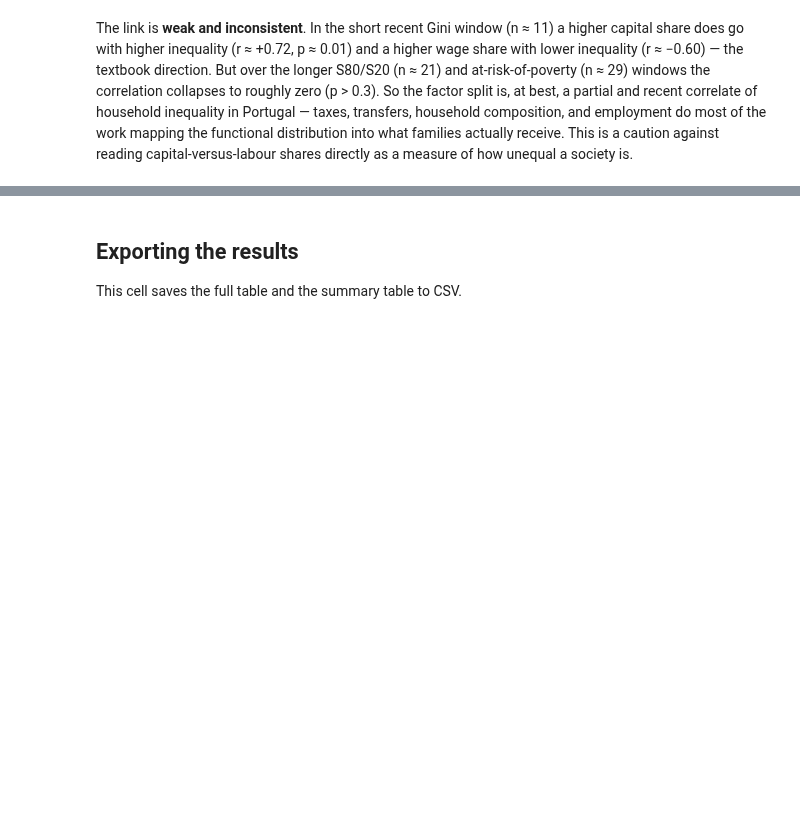
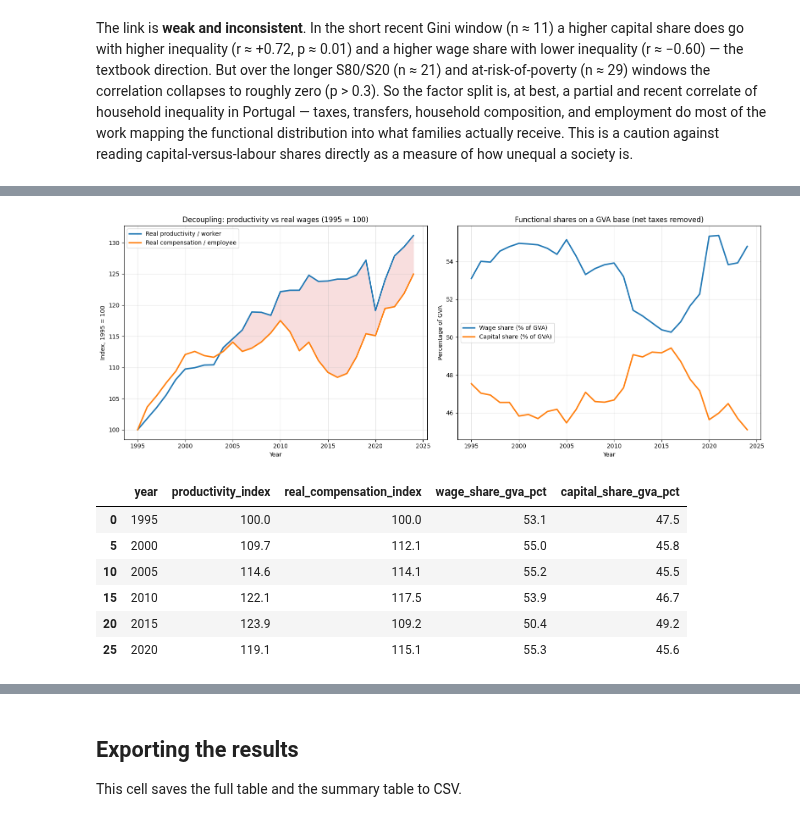
Before and after one commit to DiogoRibeiro7/ds-projects-portfolio, a Jupyter notebook: projects/portugal_gdp_income_distribution/portugal_gdp_income_distribution.ipynb, the cells around one changed output, grey strips where cells are left out. Drawn from its saved outputs; the diff is of its cells as text; code cells hidden in the pictures; blank space fills up the shorter version.

```diff
--- a/projects/portugal_gdp_income_distribution/portugal_gdp_income_distribution.ipynb
+++ b/projects/portugal_gdp_income_distribution/portugal_gdp_income_distribution.ipynb
@@ -1652,0 +1817,59 @@ The link is **weak and inconsistent**. In the short recent Gini window (n ≈ 11
+# %%
+REAL_GDP_LEVEL_SERIES: Final[str] = "Eurostat/nama_10_gdp/A.CLV15_MEUR.B1GQ.PT"
+GVA_SERIES: Final[str] = "Eurostat/nama_10_gdp/A.CP_MEUR.B1G.PT"
+
+
+def build_productivity_wages(adjusted_df: pd.DataFrame) -> pd.DataFrame:
+    """Build productivity / real-compensation indices and GVA-based shares."""
+    real_gdp = fetch_eurostat_series(REAL_GDP_LEVEL_SERIES, "real_gdp")
+    gva = fetch_eurostat_series(GVA_SERIES, "gva")
+    out = adjusted_df.merge(real_gdp, on="year", how="inner").merge(gva, on="year", how="inner")
+    out["gdp_deflator"] = out["gdp"] / out["real_gdp"]
+    out["real_productivity_per_worker"] = out["real_gdp"] / out["total_employment"]
+    out["real_compensation_per_employee"] = (out["wages"] / out["employees"]) / out["gdp_deflator"]
+    base = out.iloc[0]
+    out["productivity_index"] = 100.0 * out["real_productivity_per_worker"] / base["real_productivity_per_worker"]
+    out["real_compensation_index"] = 100.0 * out["real_compensation_per_employee"] / base["real_compensation_per_employee"]
+    out["wage_share_gva_pct"] = 100.0 * out["wages"] / out["gva"]
+    out["capital_share_gva_pct"] = 100.0 * out["capital_income"] / out["gva"]
+    return out
+
+
+def plot_productivity_wages(prod_df: pd.DataFrame) -> None:
+    """Plot the productivity vs real-compensation decoupling and GVA-based shares."""
+    fig, (ax_decoupling, ax_gva) = plt.subplots(1, 2, figsize=(16, 6))
+
+    ax_decoupling.plot(prod_df["year"], prod_df["productivity_index"], linewidth=2.4, label="Real productivity / worker")
+    ax_decoupling.plot(prod_df["year"], prod_df["real_compensation_index"], linewidth=2.4, label="Real compensation / employee")
+    ax_decoupling.fill_between(prod_df["year"], prod_df["real_compensation_index"], prod_df["productivity_index"],
+                              where=(prod_df["productivity_index"] >= prod_df["real_compensation_index"]),
+                              alpha=0.15, color="tab:red")
+    ax_decoupling.set_title("Decoupling: productivity vs real wages (1995 = 100)")
+    ax_decoupling.set_ylabel("Index, 1995 = 100")
+
+    ax_gva.plot(prod_df["year"], prod_df["wage_share_gva_pct"], linewidth=2.4, label="Wage share (% of GVA)")
+    ax_gva.plot(prod_df["year"], prod_df["capital_share_gva_pct"], linewidth=2.4, label="Capital share (% of GVA)")
+    ax_gva.set_title("Functional shares on a GVA base (net taxes removed)")
+    ax_gva.set_ylabel("Percentage of GVA")
+
+    for ax in (ax_decoupling, ax_gva):
+        ax.set_xlabel("Year")
+        ax.grid(True, alpha=0.3)
+        ax.legend()
+    plt.tight_layout()
+    plt.show()
+
+
+productivity_df = build_productivity_wages(adjusted_df)
+plot_productivity_wages(productivity_df)
+productivity_df.loc[:, ["year", "productivity_index", "real_compensation_index",
+                        "wage_share_gva_pct", "capital_share_gva_pct"]].iloc[::5].round(1)
+# %% [output]
+[figure, added]
+|  | year | productivity_index | real_compensation_index | wage_share_gva_pct | capital_share_gva_pct |
+| 0 | 1995 | 100.0 | 100.0 | 53.1 | 47.5 |
+| 5 | 2000 | 109.7 | 112.1 | 55.0 | 45.8 |
+| 10 | 2005 | 114.6 | 114.1 | 55.2 | 45.5 |
+| 15 | 2010 | 122.1 | 117.5 | 53.9 | 46.7 |
+| 20 | 2015 | 123.9 | 109.2 | 50.4 | 49.2 |
+| 25 | 2020 | 119.1 | 115.1 | 55.3 | 45.6 |
```
Also changed, not shown: parts of 19 cells of this notebook, 1 other file.
